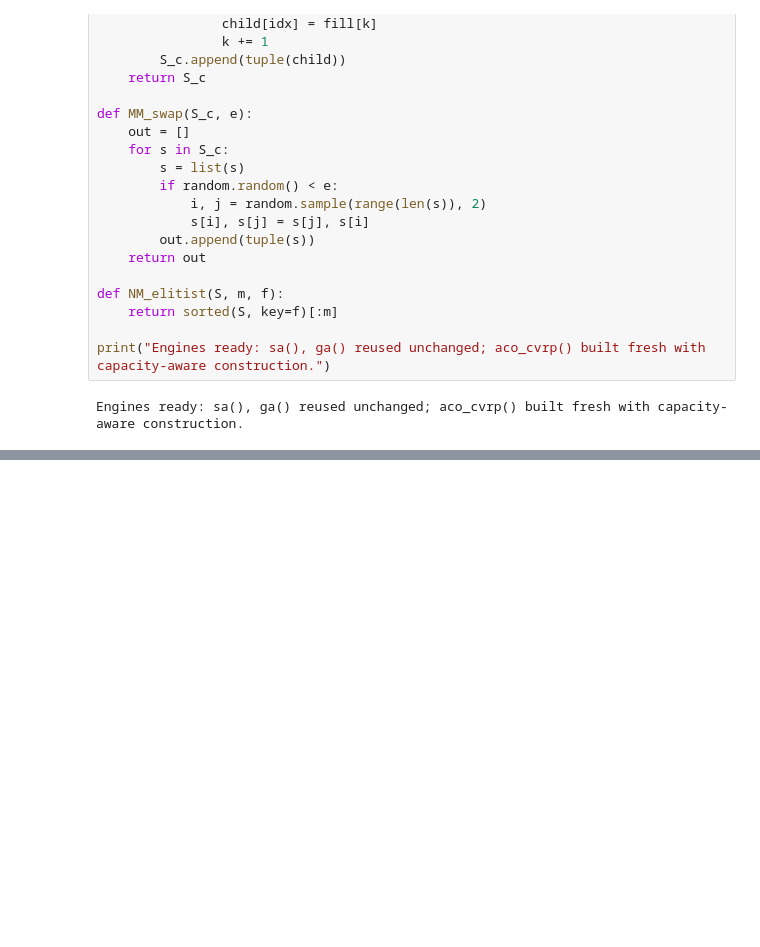
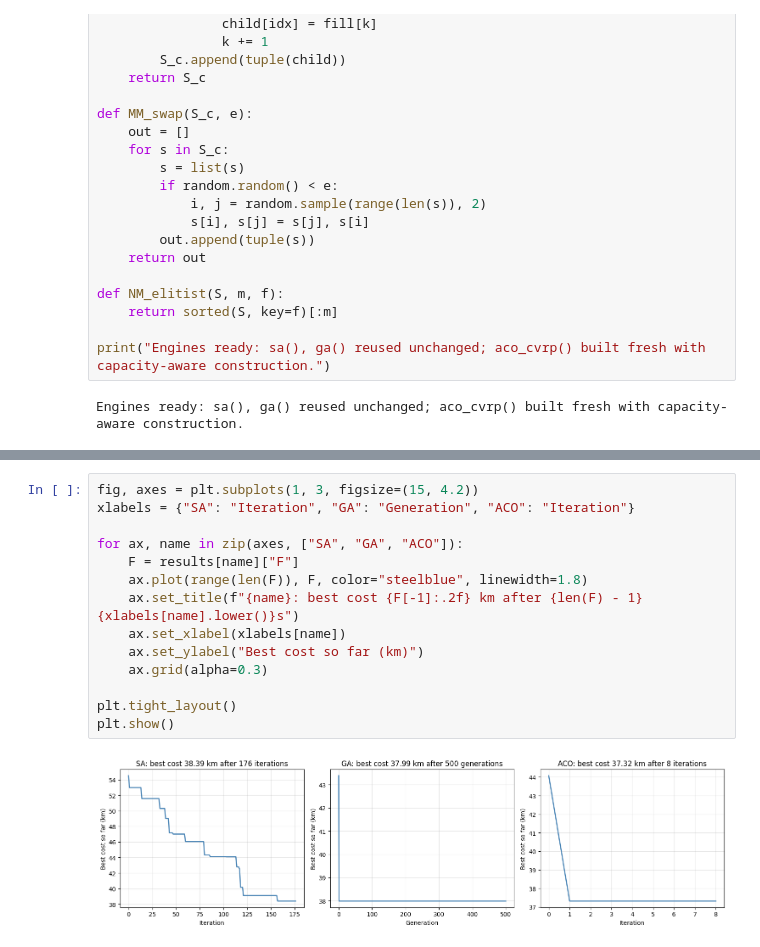
Before and after one commit to anmpahwa/CV5972, a Jupyter notebook: book/content/lecture_33.ipynb, the cells around one changed output, grey strips where cells are left out. Drawn from its saved outputs; the diff is of its cells as text; blank space fills up the shorter version.

```diff
--- a/book/content/lecture_33.ipynb
+++ b/book/content/lecture_33.ipynb
@@ -316,3 +316,19 @@ plt.show()
+# %%
+fig, axes = plt.subplots(1, 3, figsize=(15, 4.2))
+xlabels = {"SA": "Iteration", "GA": "Generation", "ACO": "Iteration"}
+
+for ax, name in zip(axes, ["SA", "GA", "ACO"]):
+    F = results[name]["F"]
+    ax.plot(range(len(F)), F, color="steelblue", linewidth=1.8)
+    ax.set_title(f"{name}: best cost {F[-1]:.2f} km after {len(F) - 1} {xlabels[name].lower()}s")
+    ax.set_xlabel(xlabels[name])
+    ax.set_ylabel("Best cost so far (km)")
+    ax.grid(alpha=0.3)
+
+plt.tight_layout()
+plt.show()
+# %% [output]
+[figure, added]
 # %% [markdown]
 ---
 
```
Also changed, not shown: parts of 5 cells of this notebook, 1 other file.
